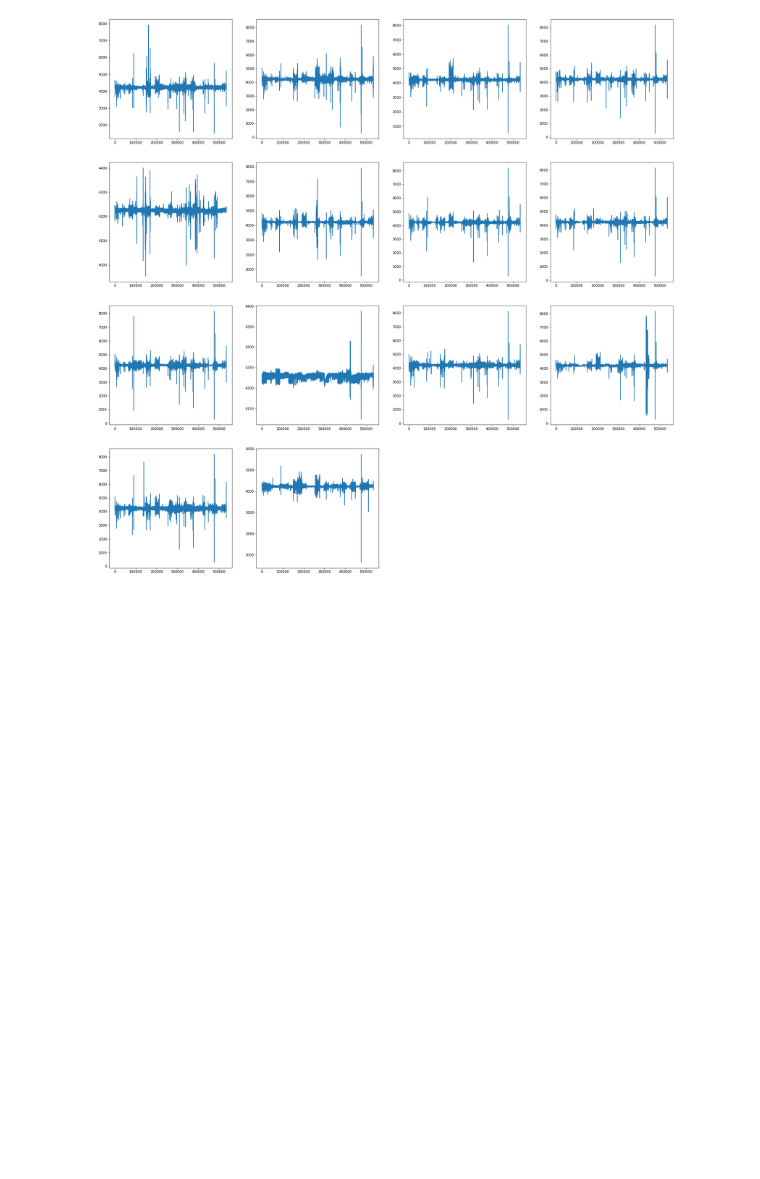
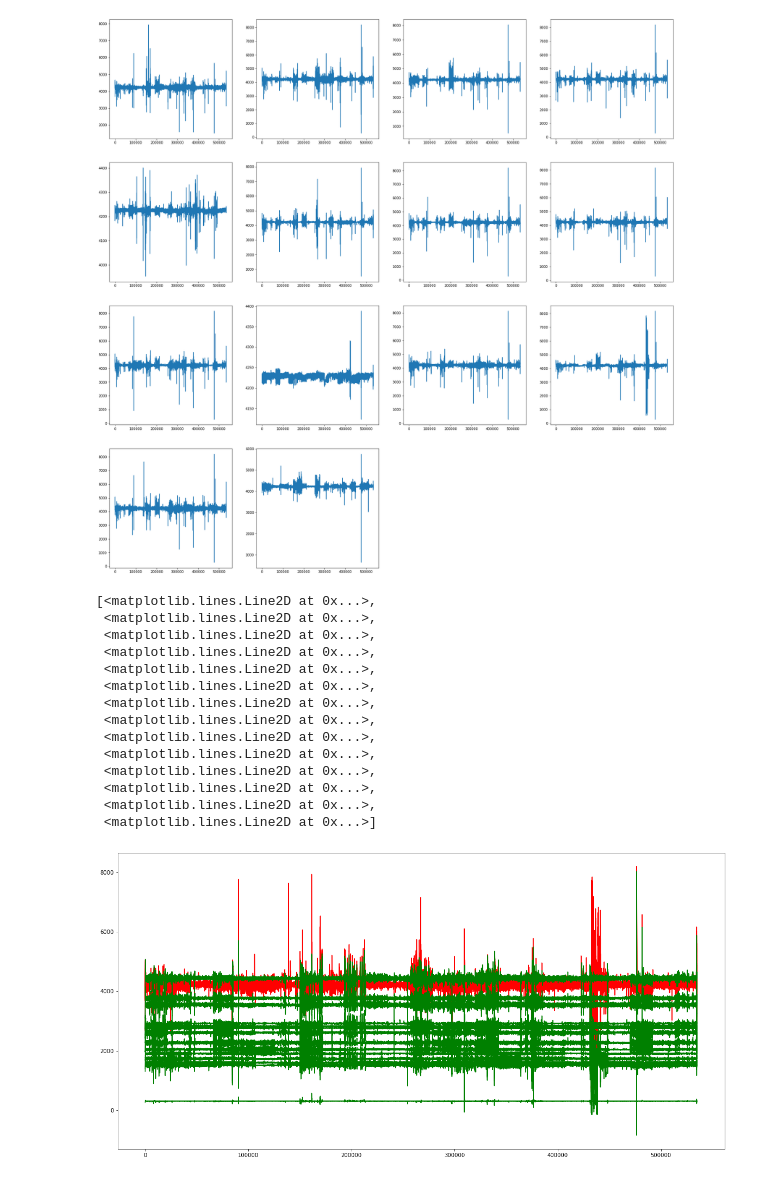
Before and after one commit to Afifa-Dar/like-dislike-classification, a Jupyter notebook: merge_data.ipynb, the cells around one changed output. Cells and saved outputs as stored; diff of their text form; code cells hidden in the pictures; blank space fills up the shorter version.

Commit message:
Apply bandpass filter

```diff
--- a/merge_data.ipynb
+++ b/merge_data.ipynb
@@ -158,3 +159,48 @@ for i , col in enumerate(channels,1):
     plt.plot(eeg_data[col])
 # %% [output]
 [figure]
+# %%
+data_without_label = eeg_data.drop('label',axis=1)
+# %%
+#applying bandpass filter
+import scipy.signal as signal
+
+# Define the filter parameters
+fs = 128  # Sampling frequency
+lowcut = 0.5  # Lower cutoff frequency
+highcut = 30  # Higher cutoff frequency
+order = 4  # Filter order
+
+# Calculate the Nyquist frequency
+nyq = 0.5 * fs
+
+# Calculate the filter cutoff frequencies in normalized units
+low = lowcut / nyq
+high = highcut / nyq
+
+# Design a Butterworth bandpass filter
+b, a = signal.butter(order, [low, high], btype='band')
+
+# Apply the filter to the EEG data using lfilter
+filtered_data = signal.lfilter(b, a, data_without_label)
+# %%
+#compare orignal data and filtered data
+plt.figure(figsize=(20,10))
+plt.plot(data_without_label , color = 'red')
+plt.plot(filtered_data , color = 'green')
+# %% [output]
+[<matplotlib.lines.Line2D at 0x...>,
+ <matplotlib.lines.Line2D at 0x...>,
+ <matplotlib.lines.Line2D at 0x...>,
+ <matplotlib.lines.Line2D at 0x...>,
+ <matplotlib.lines.Line2D at 0x...>,
+ <matplotlib.lines.Line2D at 0x...>,
+ <matplotlib.lines.Line2D at 0x...>,
+ <matplotlib.lines.Line2D at 0x...>,
+ <matplotlib.lines.Line2D at 0x...>,
+ <matplotlib.lines.Line2D at 0x...>,
+ <matplotlib.lines.Line2D at 0x...>,
+ <matplotlib.lines.Line2D at 0x...>,
+ <matplotlib.lines.Line2D at 0x...>,
+ <matplotlib.lines.Line2D at 0x...>]
+[figure, added]
```
Also changed, not shown: parts of 6 cells of this notebook.
